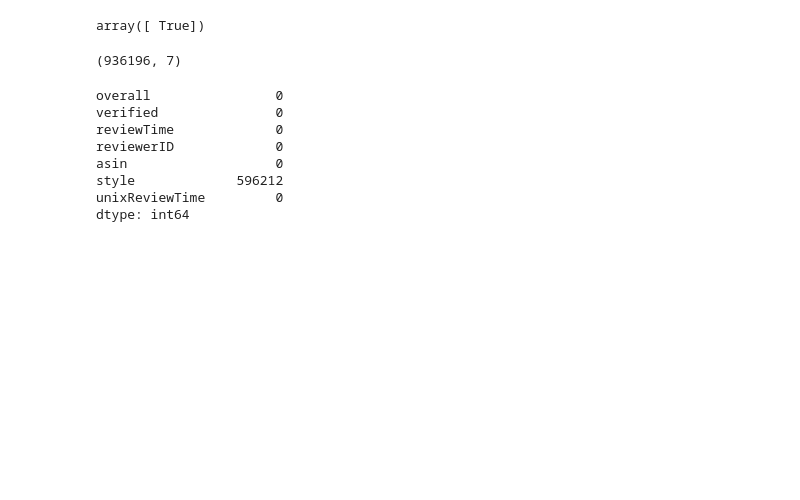
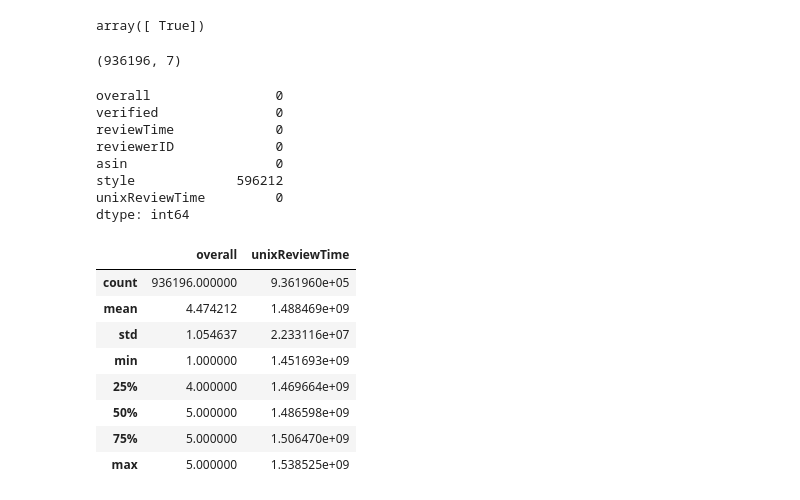
Before and after one commit to brightdo/CMPE256_Project, a Jupyter notebook: Automotive_preprocess.ipynb, the cells around one changed output. Drawn from its saved outputs; the diff is of its cells as text; code cells hidden in the pictures; blank space fills up the shorter version.

```diff
--- a/Automotive_preprocess.ipynb
+++ b/Automotive_preprocess.ipynb
@@ -146,3 +146,15 @@ np.savetxt('style.txt', style, delimiter=',', fmt='%s')   # X is an array
 # file.write(df2['style'].unique())
 # %%
 df2.to_csv('automotive.csv')
+# %%
+df2.describe()
+# %% [output]
+|  | overall | unixReviewTime |
+| count | 936196.000000 | 9.361960e+05 |
+| mean | 4.474212 | 1.488469e+09 |
+| std | 1.054637 | 2.233116e+07 |
+| min | 1.000000 | 1.451693e+09 |
+| 25% | 4.000000 | 1.469664e+09 |
+| 50% | 5.000000 | 1.486598e+09 |
+| 75% | 5.000000 | 1.506470e+09 |
+| max | 5.000000 | 1.538525e+09 |
```
